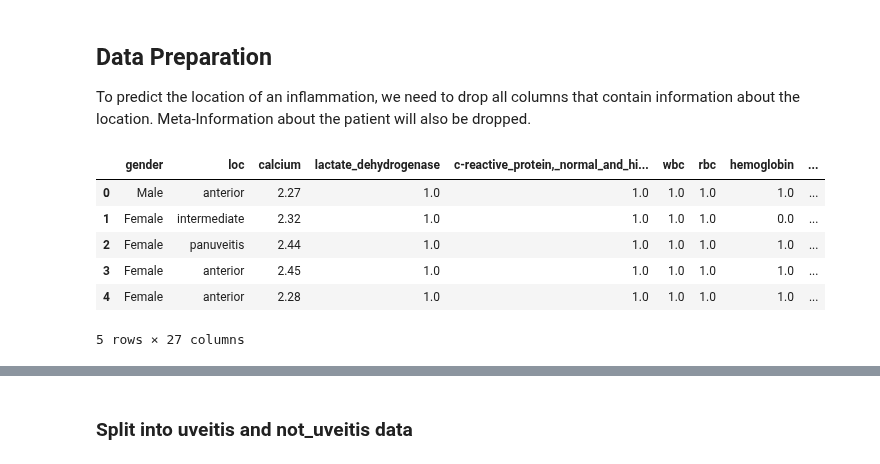
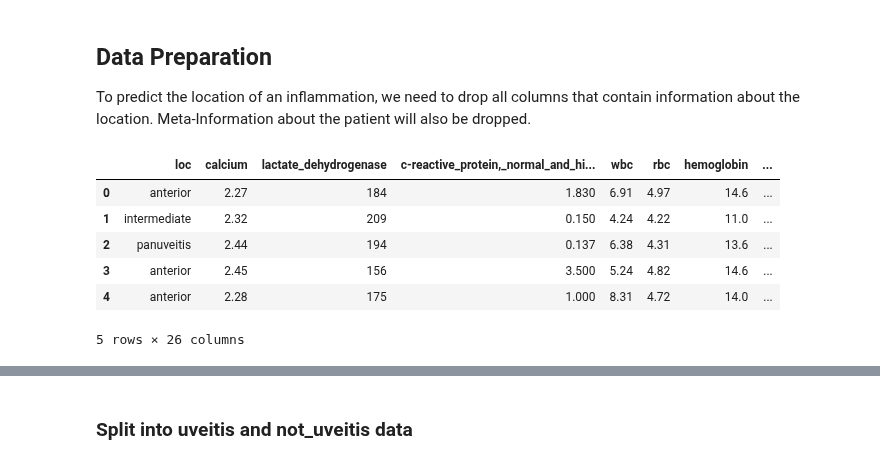
Before and after one commit to CrawTheOne/mirror_-fhnw_ds_fs2021_medical_challenge, a Jupyter notebook: machine_learning/location_classification.ipynb, the cells around one changed output, grey strips where cells are left out. Saved outputs shown, nothing was run; the diff lists cells and outputs as text; code cells hidden in the pictures.

```diff
--- a/machine_learning/location_classification.ipynb
+++ b/machine_learning/location_classification.ipynb
@@ -87,20 +83,21 @@ To predict the location of an inflammation, we need to drop all columns that con
 # %%
 # calling preprocessing function
 
 # num_to_cat = True: Range Date is now dtype Category
 # drop_filter: Drop every column that is not a lab test
 
-df = pipe.preprocessing_pipe(num_to_cat   = True,
-                             drop_filter  = ['hla', 'ac_', 'vit_', 'race', 'cat','specific_diagnosis'],
+df = pipe.preprocessing_pipe(num_to_cat   = False,
+                             drop_filter  = ['hla', 'ac_', 'vit_', 'gender','race', 'cat','specific_diagnosis'],
                              loc_approach = 'multi',
                              binary_cat   = True,
-                             nan_percentage = 0.2)
+                             nan_percentage = 0.2,
+                             hotencode_gender = True)
 df.head()
 # %% [output]
-|  | gender | loc | calcium | lactate_dehydrogenase | c-reactive_protein,_normal_and_hi... | wbc | rbc | hemoglobin | ... |
-| 0 | Male | anterior | 2.27 | 1.0 | 1.0 | 1.0 | 1.0 | 1.0 | ... |
-| 1 | Female | intermediate | 2.32 | 1.0 | 1.0 | 1.0 | 1.0 | 0.0 | ... |
-| 2 | Female | panuveitis | 2.44 | 1.0 | 1.0 | 1.0 | 1.0 | 1.0 | ... |
-| 3 | Female | anterior | 2.45 | 1.0 | 1.0 | 1.0 | 1.0 | 1.0 | ... |
-| 4 | Female | anterior | 2.28 | 1.0 | 1.0 | 1.0 | 1.0 | 1.0 | ... |
+|  | loc | calcium | lactate_dehydrogenase | c-reactive_protein,_normal_and_hi... | wbc | rbc | hemoglobin | ... |
+| 0 | anterior | 2.27 | 184 | 1.830 | 6.91 | 4.97 | 14.6 | ... |
+| 1 | intermediate | 2.32 | 209 | 0.150 | 4.24 | 4.22 | 11.0 | ... |
+| 2 | panuveitis | 2.44 | 194 | 0.137 | 6.38 | 4.31 | 13.6 | ... |
+| 3 | anterior | 2.45 | 156 | 3.500 | 5.24 | 4.82 | 14.6 | ... |
+| 4 | anterior | 2.28 | 175 | 1.000 | 8.31 | 4.72 | 14.0 | ... |
-5 rows × 27 columns
+5 rows × 26 columns
```
Also changed, not shown: parts of 12 cells of this notebook, 2 other files.
